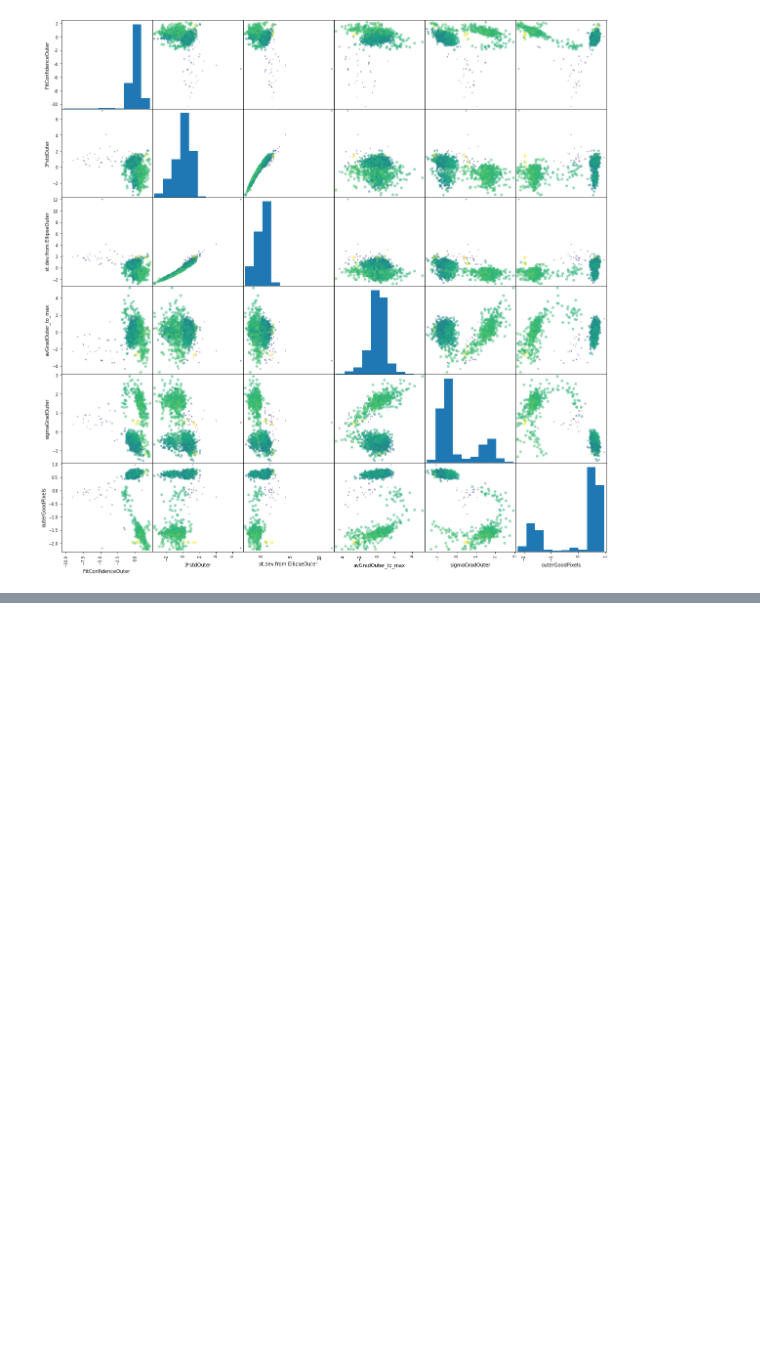
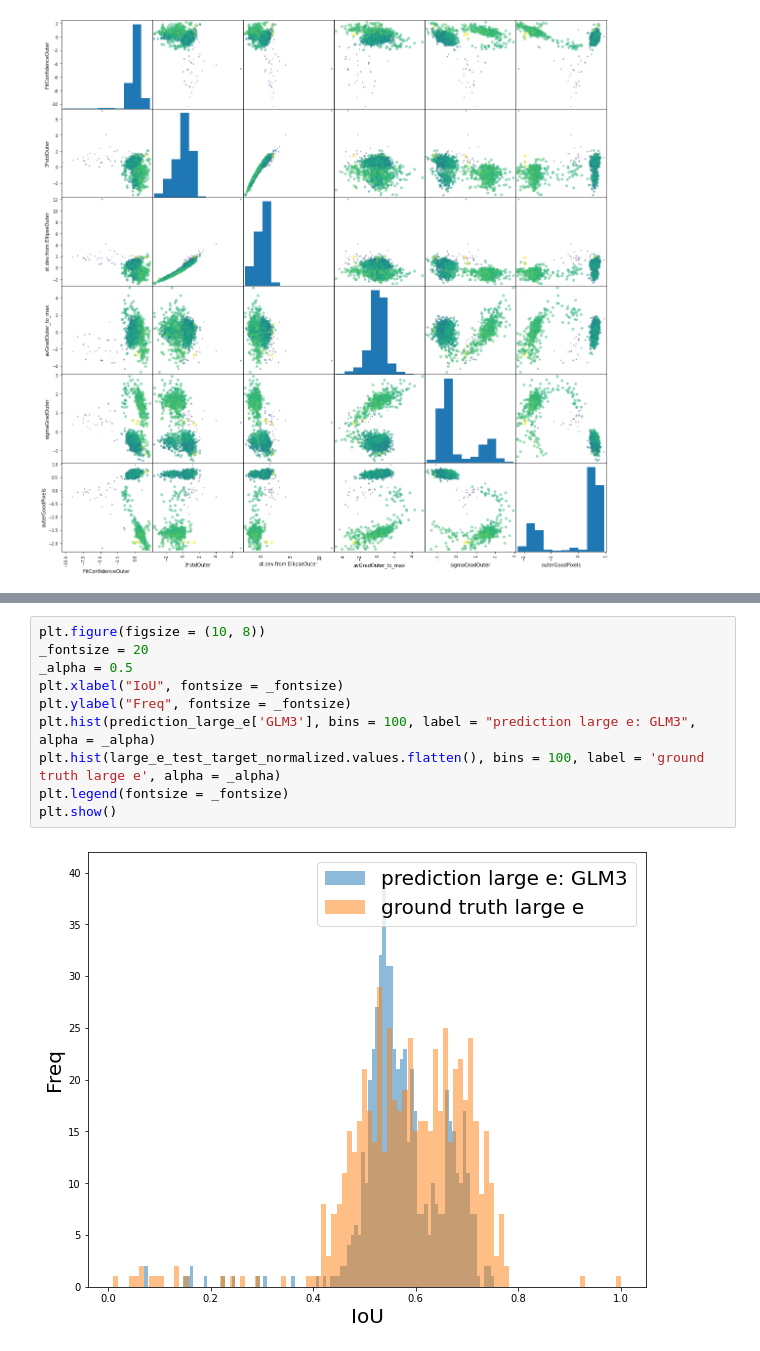
Before and after one commit to ZijianDu/C-in-C-KPI, a Jupyter notebook: KPI.ipynb, the cells around one changed output, grey strips where cells are left out. Drawn from its saved outputs; the diff is of its cells as text; blank space fills up the shorter version.

```diff
--- a/KPI.ipynb
+++ b/KPI.ipynb
@@ -201,0 +287,12 @@ Elastic = linear_model.ElasticNetCV(cv = 5, random_state = 0, verbose = 1)
+# %%
+plt.figure(figsize = (10, 8))
+_fontsize = 20
+_alpha = 0.5
+plt.xlabel("IoU", fontsize = _fontsize)
+plt.ylabel("Freq", fontsize = _fontsize)
+plt.hist(prediction_large_e['GLM3'], bins = 100, label = "prediction large e: GLM3", alpha = _alpha)
+plt.hist(large_e_test_target_normalized.values.flatten(), bins = 100, label = 'ground truth large e', alpha = _alpha)
+plt.legend(fontsize = _fontsize)
+plt.show()
+# %% [output]
+[figure, added]
```
Also changed, not shown: parts of 28 cells of this notebook.
